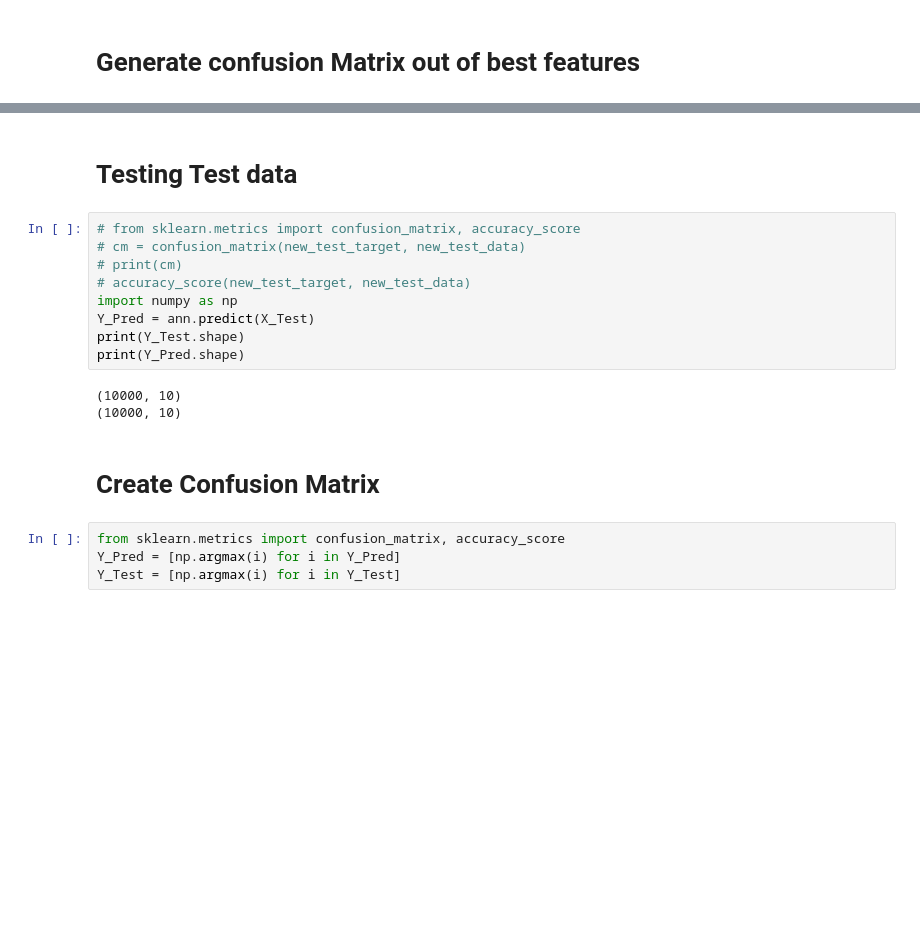
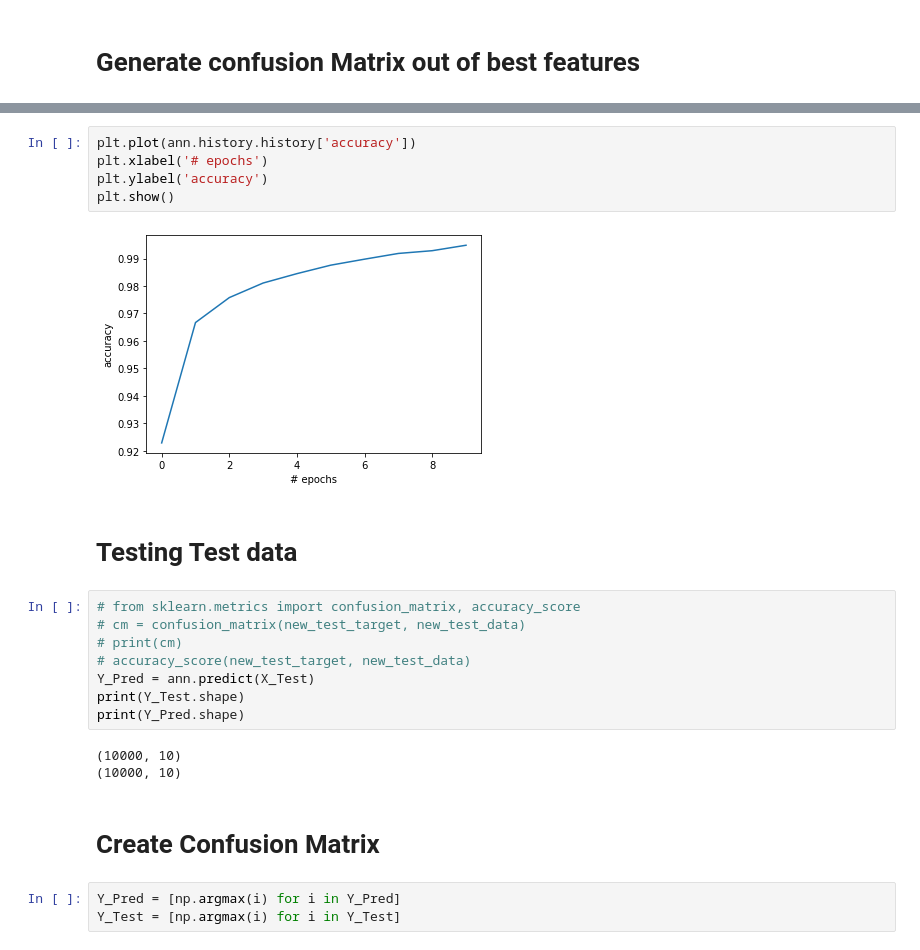
Before and after one commit to weasel-codes/google-colab, a Jupyter notebook: NeuralNetworkMNIST.ipynb, the cells around one changed output, grey strips where cells are left out. Cells and saved outputs as stored; diff of their text form; blank space fills up the shorter version.

```diff
--- a/NeuralNetworkMNIST.ipynb
+++ b/NeuralNetworkMNIST.ipynb
@@ -261,4 +367,11 @@ Epoch 10/10
 <tensorflow.python.keras.callbacks.History at 0x...>
+# %%
+plt.plot(ann.history.history['accuracy'])
+plt.xlabel('# epochs')
+plt.ylabel('accuracy')
+plt.show()
+# %% [output]
+[figure, added]
 # %% [markdown]
 # Testing Test data
 # %%
@@ -266,7 +379,6 @@ Epoch 10/10
 # cm = confusion_matrix(new_test_target, new_test_data)
 # print(cm)
 # accuracy_score(new_test_target, new_test_data)
-import numpy as np
 Y_Pred = ann.predict(X_Test)
 print(Y_Test.shape)
 print(Y_Pred.shape)
@@ -276,7 +388,6 @@ print(Y_Pred.shape)
 # %% [markdown]
 # Create Confusion Matrix
 # %%
-from sklearn.metrics import confusion_matrix, accuracy_score
 Y_Pred = [np.argmax(i) for i in Y_Pred]
 Y_Test = [np.argmax(i) for i in Y_Test]
 # %%
```
Also changed, not shown: parts of 25 cells of this notebook.
